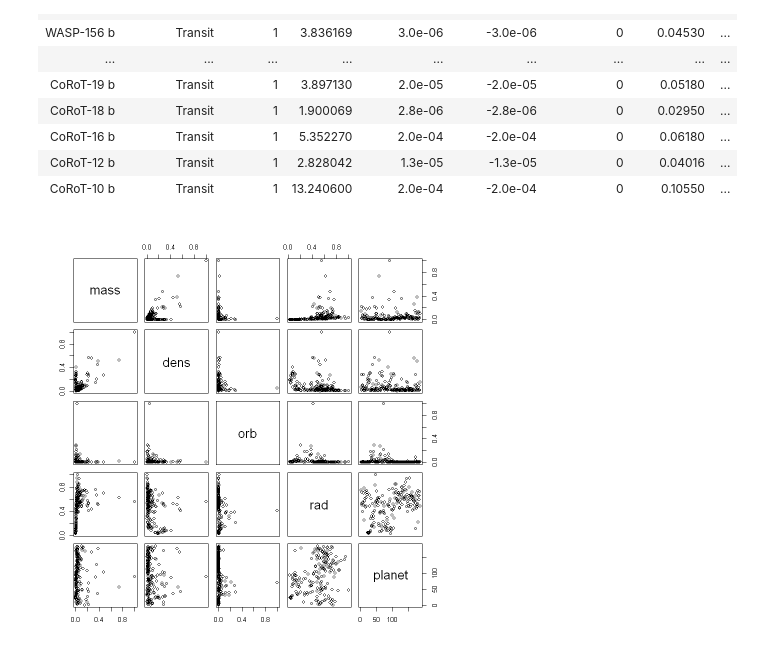
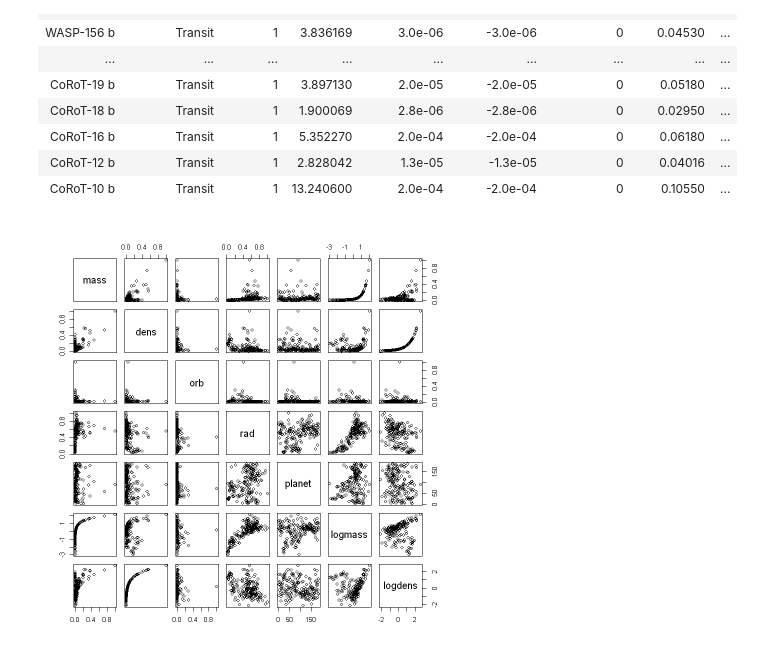
Before and after one commit to TimeTeleporter/advanced_statistics, a Jupyter notebook: exercise_sheet_13/exercise_sheet_13_Immanuel_Albrecht.ipynb, the cells around one changed output. Saved outputs shown, nothing was run; the diff lists cells and outputs as text; code cells hidden in the pictures.

Commit message:
Made the two sided plot

```diff
--- a/exercise_sheet_13/exercise_sheet_13_Immanuel_Albrecht.ipynb
+++ b/exercise_sheet_13/exercise_sheet_13_Immanuel_Albrecht.ipynb
@@ -42,17 +52,16 @@ A data.frame: 185 × 50
 # %%
 d <- data.frame(list(mass = exoplanets$pl_bmassj))
 
-d$mass <- d$mass / max(exoplanets$pl_bmassj)
-#d$masserr <- exoplanets$pl_bmassjerr1 / max(exoplanets$pl_bmassj)
+d$mass <- exoplanets$pl_bmassj / max(exoplanets$pl_bmassj)
 d$dens <- exoplanets$pl_dens / max(exoplanets$pl_dens)
-#d$denserr <- exoplanets$pl_denserr1 / max(exoplanets$pl_dens)
 d$orb <- exoplanets$pl_orbper / max(exoplanets$pl_orbper)
-#d$orberr <- exoplanets$pl_orbpererr1 / max(exoplanets$pl_orbper)
 d$rad <- exoplanets$pl_radj / max(exoplanets$pl_radj)
-#d$raderr <- exoplanets$pl_radjerr1 / max(exoplanets$pl_radj)
 
 d$planet <- c(1:nrow(d))
 
+d$logmass <- scale(log(exoplanets$pl_bmassj))
+d$logdens <- scale(log(exoplanets$pl_dens))
+
 pairs(d)
 # %% [output]
-[figure, old version]
+[figure, new version]
```
Also changed, not shown: parts of 6 cells of this notebook, 10 other files.
